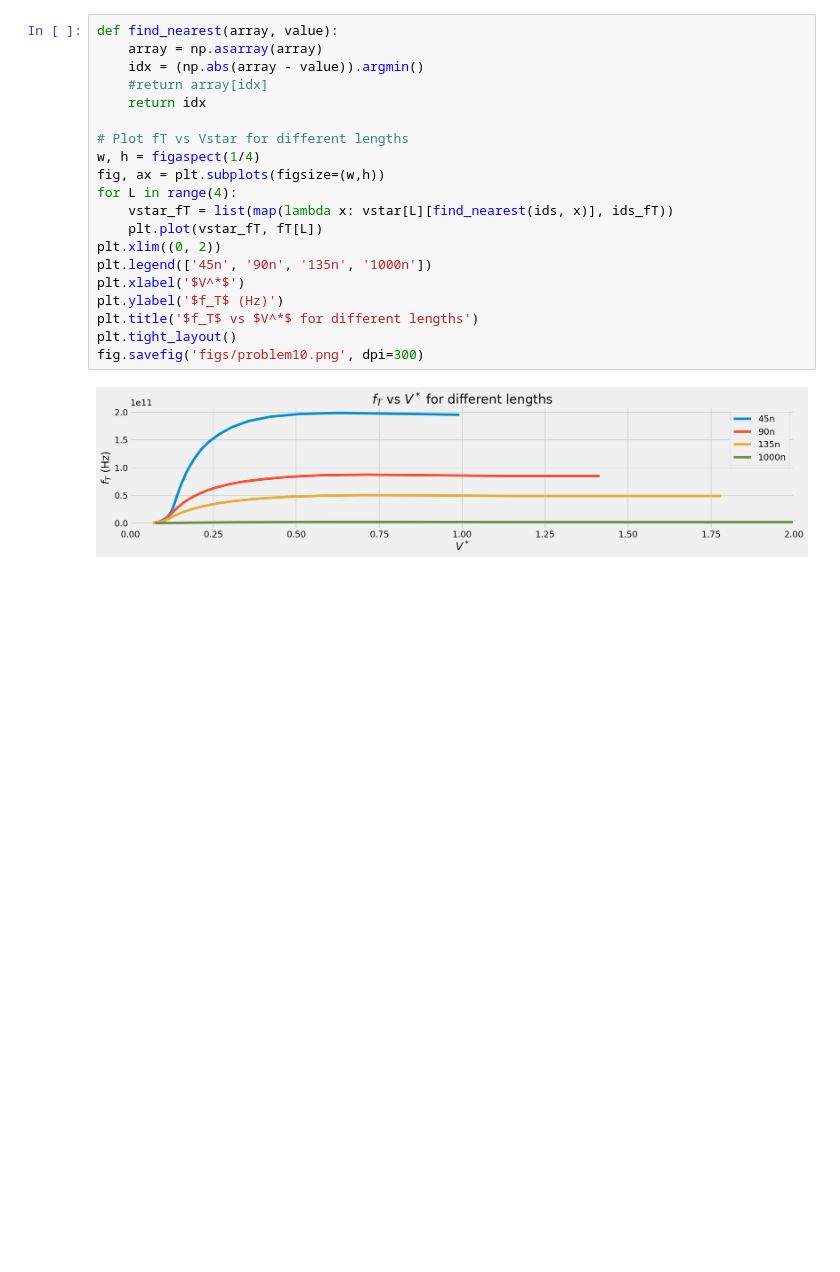
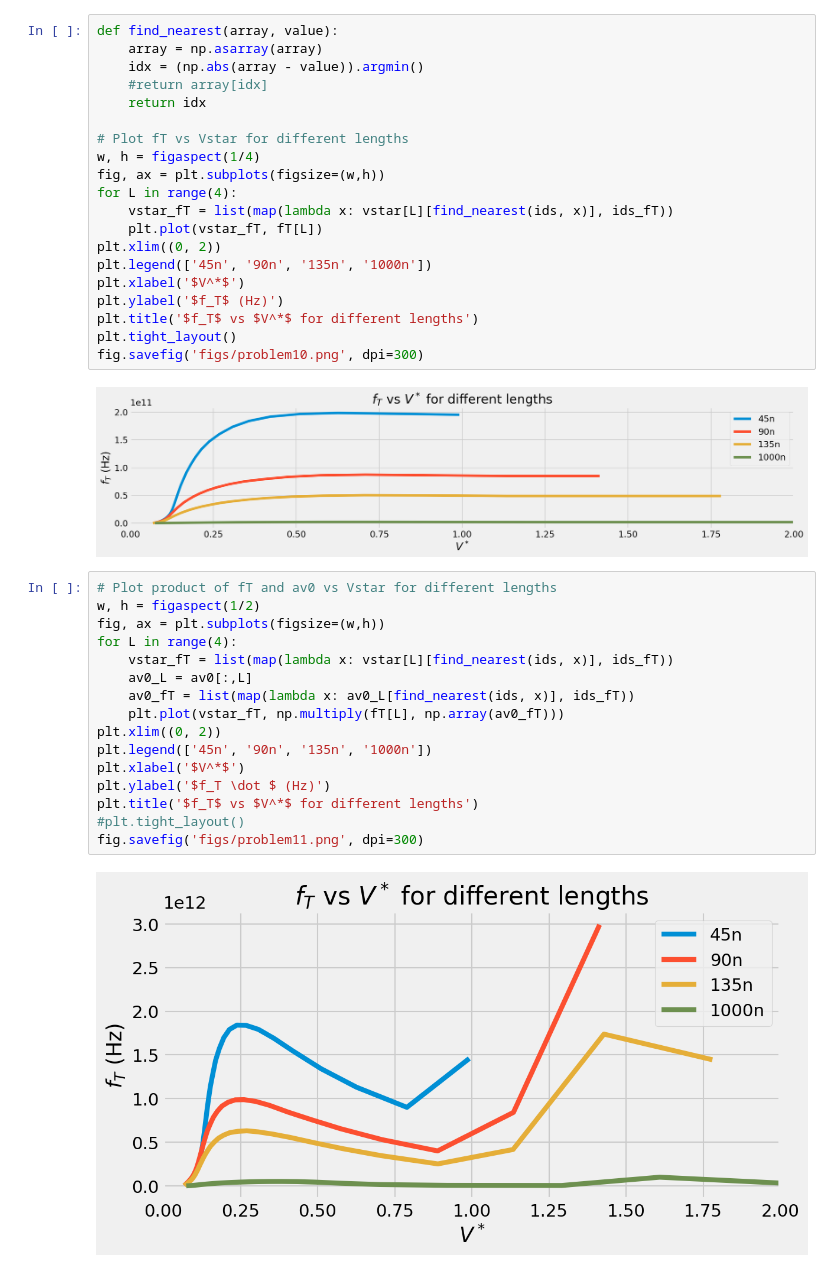
Before and after one commit to vighneshiyer/ee240b, a Jupyter notebook: hw/hw1/hw1_notebook.ipynb, the cells around one changed output. Drawn from its saved outputs; the diff is of its cells as text; blank space fills up the shorter version.

Commit message:
hw1 problem 1

```diff
--- a/hw/hw1/hw1_notebook.ipynb
+++ b/hw/hw1/hw1_notebook.ipynb
@@ -154,3 +154,21 @@ plt.tight_layout()
 fig.savefig('figs/problem10.png', dpi=300)
 # %% [output]
 [figure]
+# %%
+# Plot product of fT and av0 vs Vstar for different lengths
+w, h = figaspect(1/2)
+fig, ax = plt.subplots(figsize=(w,h))
+for L in range(4):
+    vstar_fT = list(map(lambda x: vstar[L][find_nearest(ids, x)], ids_fT))
+    av0_L = av0[:,L]
+    av0_fT = list(map(lambda x: av0_L[find_nearest(ids, x)], ids_fT))
+    plt.plot(vstar_fT, np.multiply(fT[L], np.array(av0_fT)))
+plt.xlim((0, 2))
+plt.legend(['45n', '90n', '135n', '1000n'])
+plt.xlabel('$V^*$')
+plt.ylabel('$f_T \dot $ (Hz)')
+plt.title('$f_T$ vs $V^*$ for different lengths')
+#plt.tight_layout()
+fig.savefig('figs/problem11.png', dpi=300)
+# %% [output]
+[figure, added]
```
Also changed, not shown: 3 other files.
